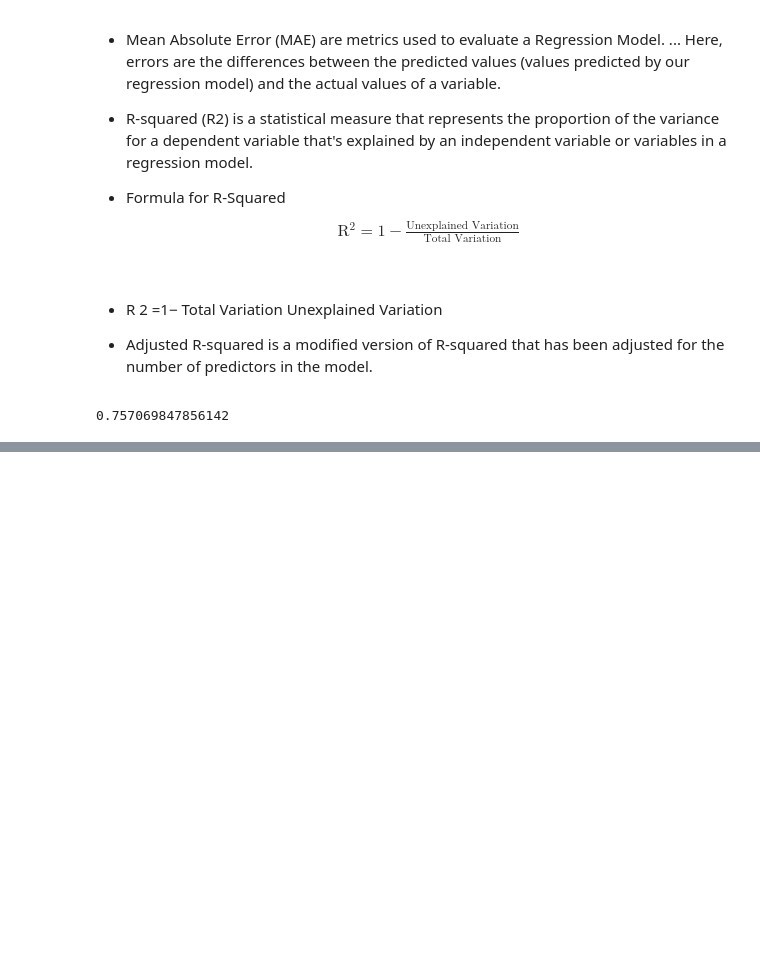
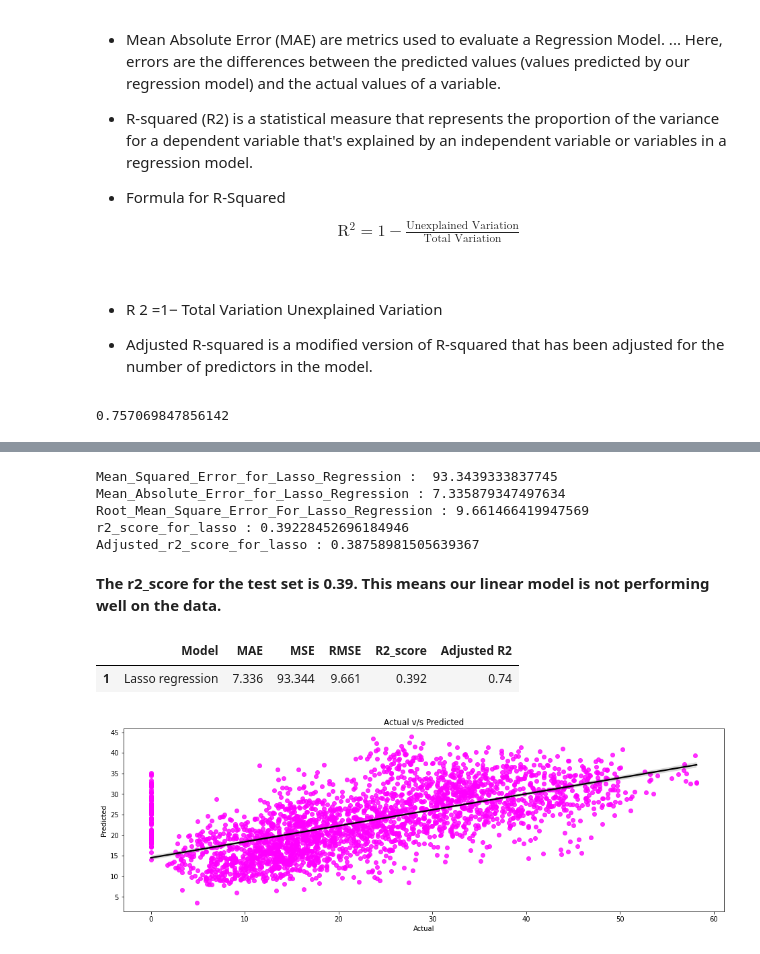
Before and after one commit to sksamima5/Bike-Sharing-Demand-Prediction-, a Jupyter notebook: Bike_Sharing_Demand_Prediction_Capstone_Project.ipynb, the cells around one changed output, grey strips where cells are left out. Cells and saved outputs as stored; diff of their text form; code cells hidden in the pictures; blank space fills up the shorter version.

```diff
--- a/Bike_Sharing_Demand_Prediction_Capstone_Project.ipynb
+++ b/Bike_Sharing_Demand_Prediction_Capstone_Project.ipynb
@@ -949,0 +1058,6 @@ y_pred_test = reg.predict(X_test)
+# %%
+#Implementation of Lasso Regression
+lasso_reg = Lasso(alpha=1, max_iter=3000)
+# %%
+#Fitting the model
+lasso_reg.fit(X_train, y_train)
@@ -949,0 +1097,4 @@ y_pred_test = reg.predict(X_test)
+# %%
+#Get the X_train and X-test value
+y_pred_train_lasso = lasso_reg.predict(X_train)
+y_pred_test_lasso = lasso_reg.predict(X_test)
@@ -949,0 +1145,57 @@ y_pred_test = reg.predict(X_test)
+# %%
+#Calculate Mean Square Error
+MSE_for_lasso =  mean_squared_error(y_test, y_pred_test_lasso)
+print('Mean_Squared_Error_for_Lasso_Regression : ',MSE_for_lasso)
+
+#Calculate Mean Absolute error
+MAE_for_lasso = mean_absolute_error(y_test, y_pred_test_lasso)
+print('Mean_Absolute_Error_for_Lasso_Regression :' , MAE_for_lasso)
+
+#Calculate Root Mean Square Error
+RMSE_for_lasso = np.sqrt(MSE_for_lasso)
+print('Root_Mean_Square_Error_For_Lasso_Regression :', RMSE_for_lasso)
+
+#Calculate r2 Score
+r2_score_for_lasso = r2_score(y_test, y_pred_test_lasso)
+print('r2_score_for_lasso :', r2_score_for_lasso)
+
+#Calculate Adjusted r2 Score
+Adjusted_r2_score_for_lasso = (1-(1-r2_score(y_test, y_pred_test_lasso))*((X_test.shape[0]-1)/(X_train.shape[0]-X_train.shape[1]-1)) )
+print("Adjusted_r2_score_for_lasso :",1-(1-r2_score(y_test, y_pred_test_lasso))*((X_train.shape[0]-1)/(X_train.shape[0]-X_train.shape[1]-1)) )
+# %% [output]
+Mean_Squared_Error_for_Lasso_Regression :  93.3439333837745
+Mean_Absolute_Error_for_Lasso_Regression : 7.335879347497634
+Root_Mean_Square_Error_For_Lasso_Regression : 9.661466419947569
+r2_score_for_lasso : 0.39228452696184946
+Adjusted_r2_score_for_lasso : 0.38758981505639367
+# %% [markdown]
+**The r2_score for the test set is 0.39. This means our linear model is not performing well on the data.**
+# %%
+#Storing the traning set metrics value in a dataframe for later comparison
+dict4={'Model':'Lasso regression ',
+       'MAE':round((MAE_for_lasso),3),
+       'MSE':round((MSE_for_lasso),3),
+       'RMSE':round((RMSE_for_lasso),3),
+       'R2_score':round((r2_score_for_lasso),3),
+       'Adjusted R2':round((Adjusted_r2_score_for_lasso),2)
+       }
+
+#Creating traning result dataframe
+lasso_test_df=pd.DataFrame(dict4,index=[1])
+lasso_test_df
+# %% [output]
+|  | Model | MAE | MSE | RMSE | R2_score | Adjusted R2 |
+| 1 | Lasso regression | 7.336 | 93.344 | 9.661 | 0.392 | 0.74 |
+# %%
+#Define a function to plot scatter plot for y_test and y_actual.
+def plot_scatter(y_pred_test_lasso,y_test):
+  '''Plot scatter plot for y_test values and
+  y_test values. To check how close we are to regresson line'''
+  plt.figure(figsize=(16,5))
+  sns.regplot(x=y_test,y=y_pred_test_lasso,scatter_kws={'color':'magenta'},line_kws={'color':'black'})
+  plt.xlabel('Actual')
+  plt.ylabel("Predicted")
+  plt.title("Actual v/s Predicted")
+plot_scatter(y_pred_test_lasso,y_test)
+# %% [output]
+[figure, added]
```
Also changed, not shown: parts of 21 cells of this notebook.
